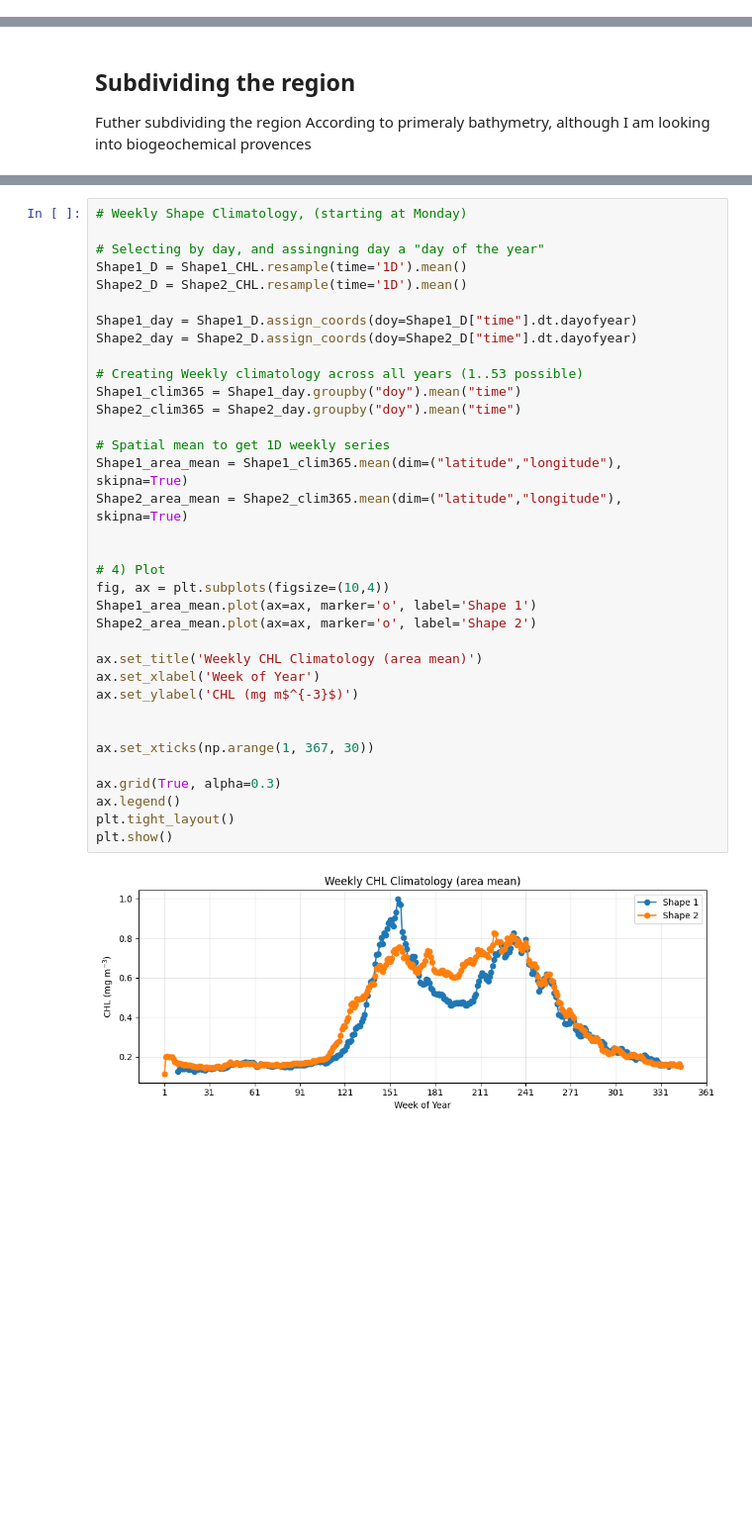
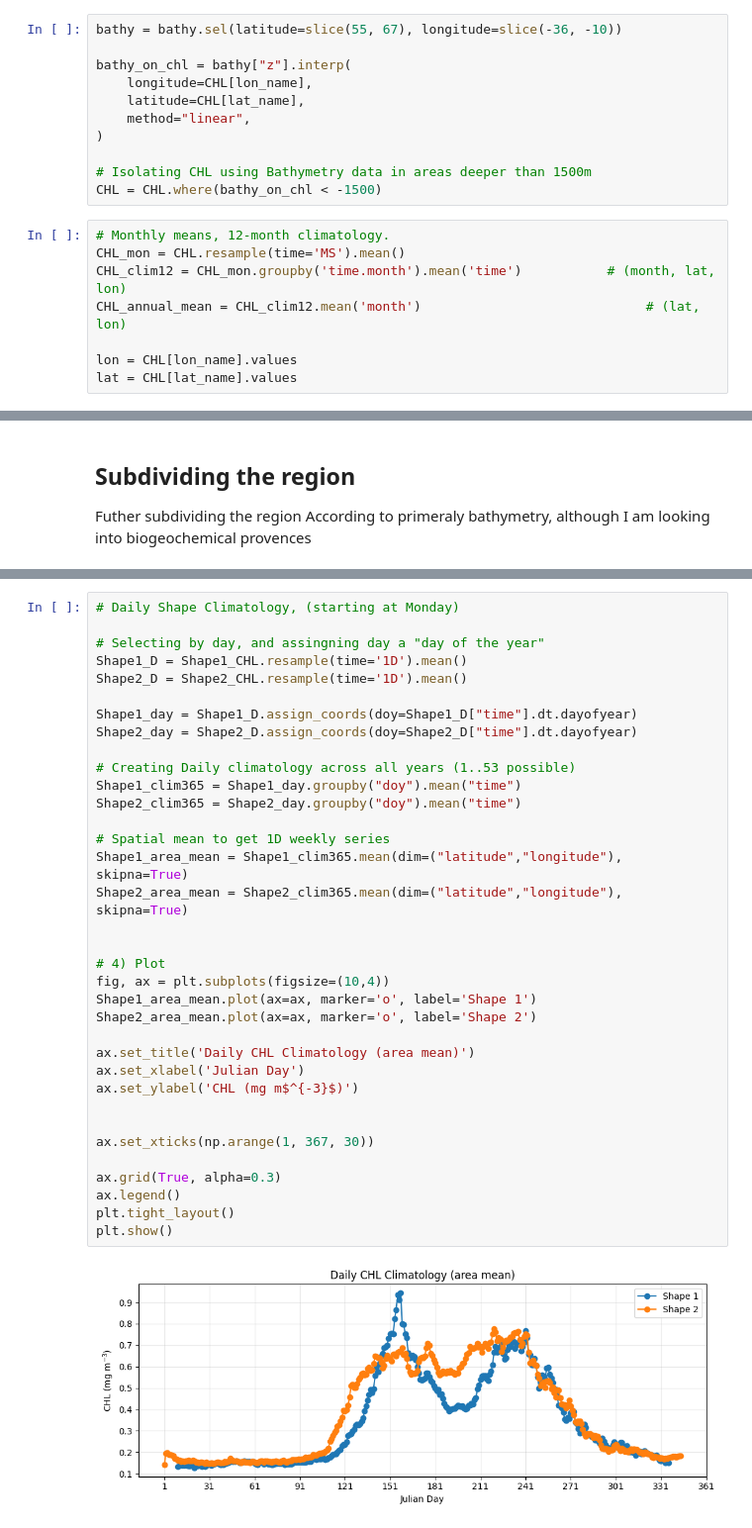
Before and after one commit to ROYVNZ/Masters, a Jupyter notebook: Scripts/Satellite_data.ipynb, the cells around one changed output, grey strips where cells are left out. Shown at 99% size. Drawn from its saved outputs; the diff is of its cells as text; blank space fills up the shorter version.

```diff
--- a/Scripts/Satellite_data.ipynb
+++ b/Scripts/Satellite_data.ipynb
@@ -217,3 +217,22 @@ plt.tight_layout()
 plt.show()
 # %% [output]
 [figure]
+# %%
+bathy = bathy.sel(latitude=slice(55, 67), longitude=slice(-36, -10))
+
+bathy_on_chl = bathy["z"].interp(
+    longitude=CHL[lon_name],
+    latitude=CHL[lat_name],
+    method="linear",
+)
+
+# Isolating CHL using Bathymetry data in areas deeper than 1500m
+CHL = CHL.where(bathy_on_chl < -1500)
+# %%
+# Monthly means, 12-month climatology.
+CHL_mon = CHL.resample(time='MS').mean()
+CHL_clim12 = CHL_mon.groupby('time.month').mean('time')           # (month, lat, lon)
+CHL_annual_mean = CHL_clim12.mean('month')                             # (lat, lon)
+
+lon = CHL[lon_name].values
+lat = CHL[lat_name].values
@@ -398,37 +497,37 @@ plt.show()
 # %%
-# Weekly Shape Climatology, (starting at Monday)
+# Daily Shape Climatology, (starting at Monday)
 
 # Selecting by day, and assingning day a "day of the year"
 Shape1_D = Shape1_CHL.resample(time='1D').mean()
 Shape2_D = Shape2_CHL.resample(time='1D').mean()
 
 Shape1_day = Shape1_D.assign_coords(doy=Shape1_D["time"].dt.dayofyear)
 Shape2_day = Shape2_D.assign_coords(doy=Shape2_D["time"].dt.dayofyear)
 
-# Creating Weekly climatology across all years (1..53 possible)
+# Creating Daily climatology across all years (1..53 possible)
 Shape1_clim365 = Shape1_day.groupby("doy").mean("time")
 Shape2_clim365 = Shape2_day.groupby("doy").mean("time")
 
 # Spatial mean to get 1D weekly series
 Shape1_area_mean = Shape1_clim365.mean(dim=("latitude","longitude"), skipna=True)
 Shape2_area_mean = Shape2_clim365.mean(dim=("latitude","longitude"), skipna=True)
 
 
 # 4) Plot
 fig, ax = plt.subplots(figsize=(10,4))
 Shape1_area_mean.plot(ax=ax, marker='o', label='Shape 1')
 Shape2_area_mean.plot(ax=ax, marker='o', label='Shape 2')
 
-ax.set_title('Weekly CHL Climatology (area mean)')
-ax.set_xlabel('Week of Year')
+ax.set_title('Daily CHL Climatology (area mean)')
+ax.set_xlabel('Julian Day')
 ax.set_ylabel('CHL (mg m$^{-3}$)')
 
 
 ax.set_xticks(np.arange(1, 367, 30))
 
 ax.grid(True, alpha=0.3)
 ax.legend()
 plt.tight_layout()
 plt.show()
 # %% [output]
-[figure, old version]
+[figure, new version]
```
Also changed, not shown: parts of 17 cells of this notebook.
